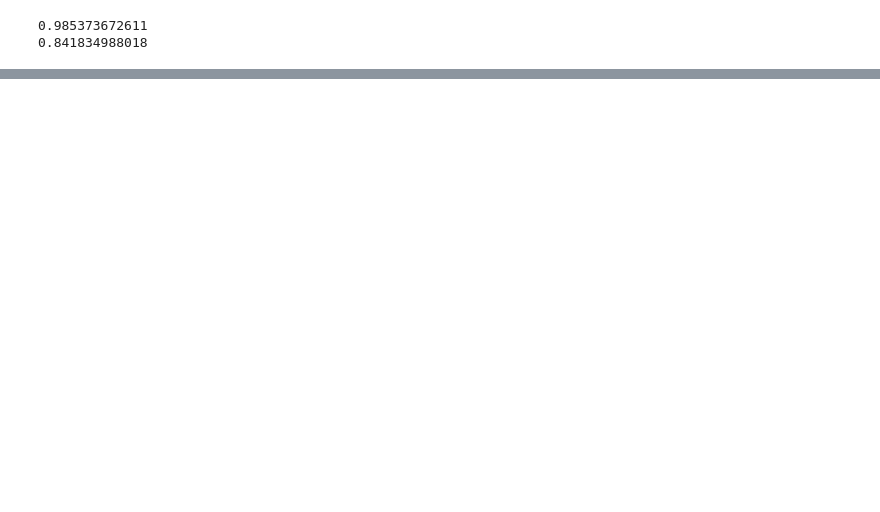
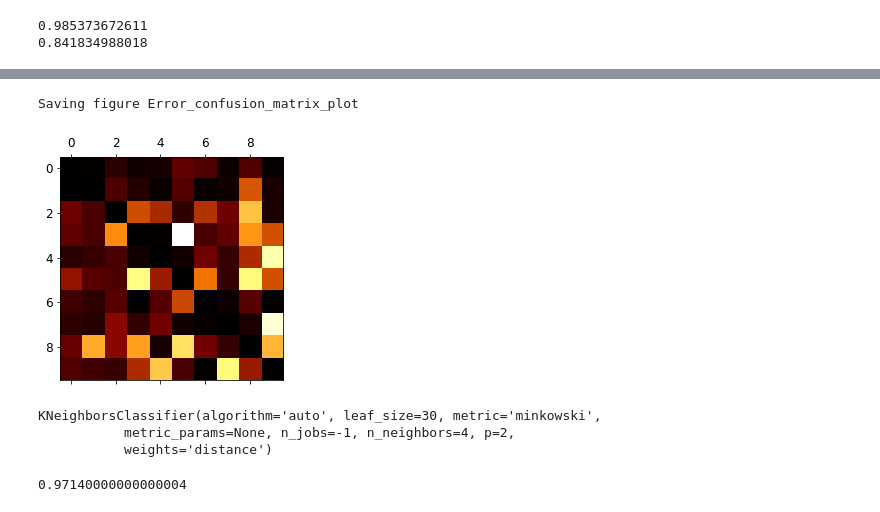
Before and after one commit to vinay-004/MachineLearning, a Jupyter notebook: MNIST/MNIST Classification.ipynb, the cells around one changed output, grey strips where cells are left out. Drawn from its saved outputs; the diff is of its cells as text; code cells hidden in the pictures; blank space fills up the shorter version.

```diff
--- a/MNIST/MNIST Classification.ipynb
+++ b/MNIST/MNIST Classification.ipynb
@@ -276,0 +362,26 @@ print(recall_score(y_train_4, y_train_pred_forest))
+# %%
+### for Error
+## sum of each row = no of sample space for each case
+##  every cell = every cell / sum of row
+## diagonal  = 0
+
+row_sum = confMatrix.sum(axis=1,keepdims=True)
+error_confMatrix = confMatrix/row_sum
+
+np.fill_diagonal(error_confMatrix,0)
+plt.matshow(error_confMatrix,cmap=plt.cm.afmhot)
+save_fig("Error_confusion_matrix_plot", tight_layout=False)
+plt.show()
+# %% [output]
+Saving figure Error_confusion_matrix_plot
+[figure, added]
+# %%
+### Applying Famous K Neighbors Classifier (damn !!! bours )
+
+from sklearn.neighbors import KNeighborsClassifier
+knn_clf = KNeighborsClassifier(n_jobs =-1 , weights = 'distance' , n_neighbors =4)
+knn_clf.fit(X_train,y_train)
+# %% [output]
+KNeighborsClassifier(algorithm='auto', leaf_size=30, metric='minkowski',
+           metric_params=None, n_jobs=-1, n_neighbors=4, p=2,
+           weights='distance')
@@ -276,0 +390,5 @@ print(recall_score(y_train_4, y_train_pred_forest))
+# %%
+from sklearn.metrics import accuracy_score
+accuracy_score(y_test,y_knn_pred)
+# %% [output]
+0.97140000000000004
```
Also changed, not shown: parts of 13 cells of this notebook, 3 other files.
